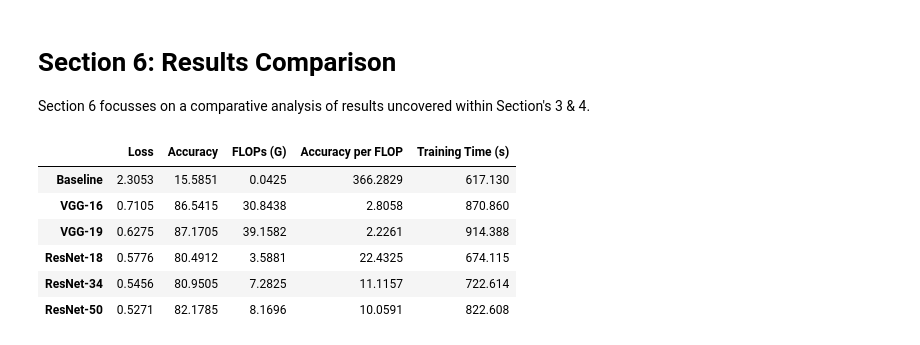
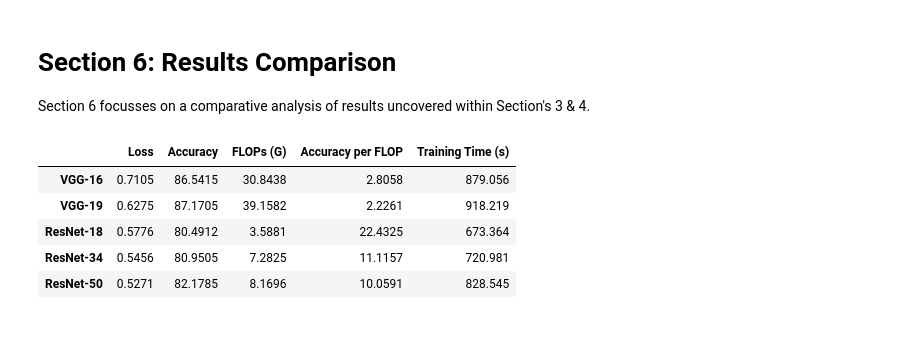
Before and after one commit to jBurg0909/MAIML-Projects, a Jupyter notebook: Deep Learning Fundamentals/CIFAR-10 with CNNs/CIFAR_10_with_CNNs.ipynb, the cells around one changed output. Cells and saved outputs as stored; diff of their text form; code cells hidden in the pictures.

```diff
--- a/Deep Learning Fundamentals/CIFAR-10 with CNNs/CIFAR_10_with_CNNs.ipynb
+++ b/Deep Learning Fundamentals/CIFAR-10 with CNNs/CIFAR_10_with_CNNs.ipynb
@@ -1191,17 +1191,16 @@ Training - Loss: 0.4605 | Accuracy: 84.0800 || Validation - Loss: 0.5262 | Accur
 Section 6 focusses on a comparative analysis of results uncovered within Section's 3 & 4.
 # %%
 # Results Collaboration and Visualisation
-results_set = pd.DataFrame([baseline_results,vgg16_results,vgg19_results,resnet18_results,resnet34_results,resnet50_results])
-results_set.index = ["Baseline","VGG-16","VGG-19","ResNet-18","ResNet-34","ResNet-50"]
+results_set = pd.DataFrame([vgg16_results,vgg19_results,resnet18_results,resnet34_results,resnet50_results])
+results_set.index = ["VGG-16","VGG-19","ResNet-18","ResNet-34","ResNet-50"]
 results_set = results_set.drop(columns=["Model Name"])
 results_set
 # %% [output]
 |  | Loss | Accuracy | FLOPs (G) | Accuracy per FLOP | Training Time (s) |
-| Baseline | 2.3053 | 15.5851 | 0.0425 | 366.2829 | 617.130 |
-| VGG-16 | 0.7105 | 86.5415 | 30.8438 | 2.8058 | 870.860 |
-| VGG-19 | 0.6275 | 87.1705 | 39.1582 | 2.2261 | 914.388 |
-| ResNet-18 | 0.5776 | 80.4912 | 3.5881 | 22.4325 | 674.115 |
-| ResNet-34 | 0.5456 | 80.9505 | 7.2825 | 11.1157 | 722.614 |
-| ResNet-50 | 0.5271 | 82.1785 | 8.1696 | 10.0591 | 822.608 |
+| VGG-16 | 0.7105 | 86.5415 | 30.8438 | 2.8058 | 879.056 |
+| VGG-19 | 0.6275 | 87.1705 | 39.1582 | 2.2261 | 918.219 |
+| ResNet-18 | 0.5776 | 80.4912 | 3.5881 | 22.4325 | 673.364 |
+| ResNet-34 | 0.5456 | 80.9505 | 7.2825 | 11.1157 | 720.981 |
+| ResNet-50 | 0.5271 | 82.1785 | 8.1696 | 10.0591 | 828.545 |
 # %%
 # Results Charts
```
Also changed, not shown: parts of 12 cells of this notebook, 1 other file.
